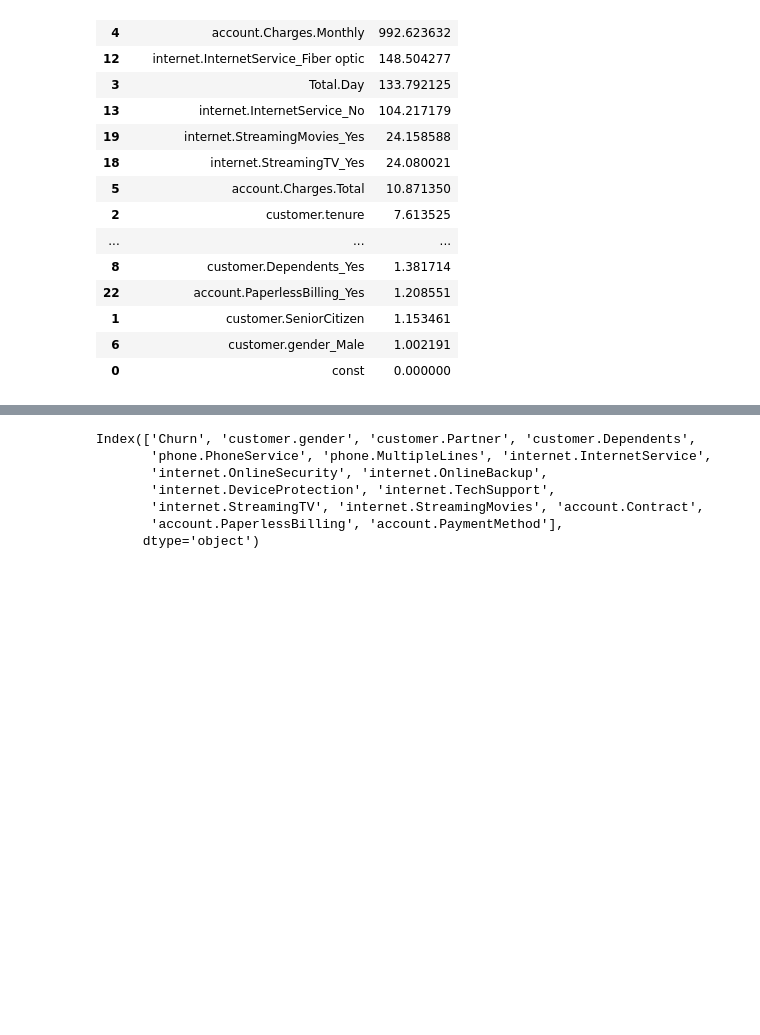
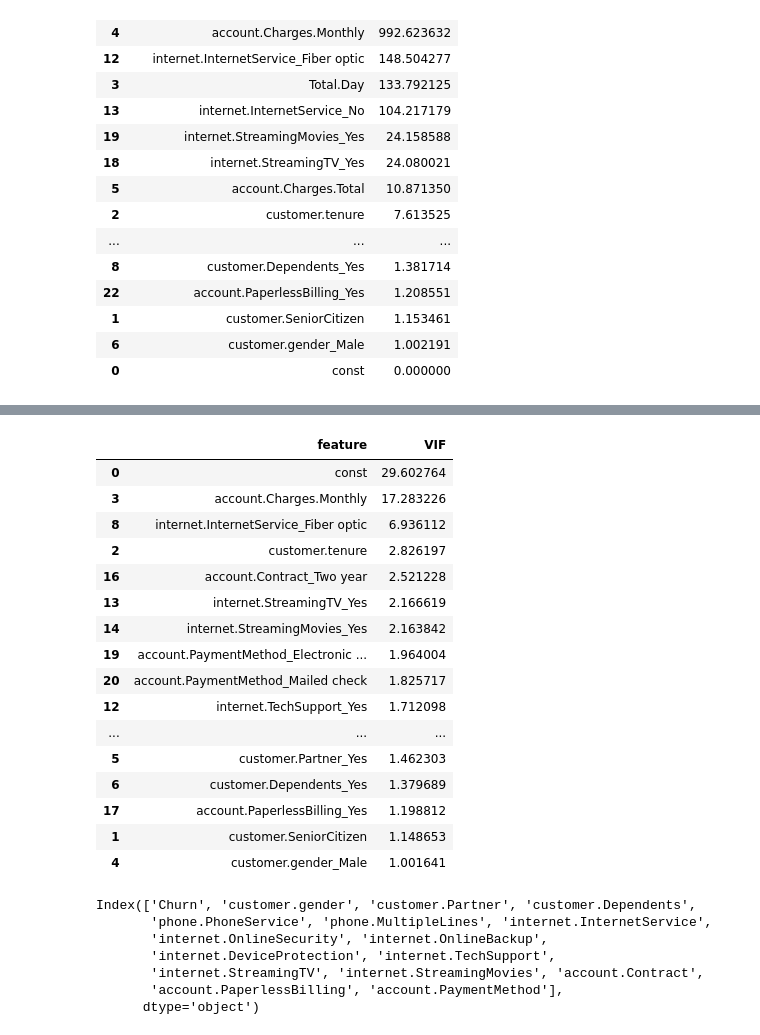
Before and after one commit to Gabriel-muni/Telecom_X_parte2, a Jupyter notebook: Telecom_X_parte2.ipynb, the cells around one changed output, grey strips where cells are left out. Drawn from its saved outputs; the diff is of its cells as text; code cells hidden in the pictures; blank space fills up the shorter version.

```diff
--- a/Telecom_X_parte2.ipynb
+++ b/Telecom_X_parte2.ipynb
@@ -253,0 +294,28 @@ display(vif_data.sort_values(by="VIF", ascending=False))
+# %%
+#va a eliminar charges.total xq es la multiplicacion de charges.mes con tenure
+x_filtrado.drop(columns=["account.Charges.Total"], inplace=True)
+# %%
+#recalcular el vif
+vif_data = pd.DataFrame()
+vif_data["feature"] = x_filtrado.columns
+vif_data["VIF"] = [variance_inflation_factor(x_filtrado.values, i) for i in range(x_filtrado.shape[1])]
+#mostrar los resultados
+display(vif_data.sort_values(by="VIF", ascending=False))
+# %% [output]
+|  | feature | VIF |
+| 0 | const | 29.602764 |
+| 3 | account.Charges.Monthly | 17.283226 |
+| 8 | internet.InternetService_Fiber optic | 6.936112 |
+| 2 | customer.tenure | 2.826197 |
+| 16 | account.Contract_Two year | 2.521228 |
+| 13 | internet.StreamingTV_Yes | 2.166619 |
+| 14 | internet.StreamingMovies_Yes | 2.163842 |
+| 19 | account.PaymentMethod_Electronic ... | 1.964004 |
+| 20 | account.PaymentMethod_Mailed check | 1.825717 |
+| 12 | internet.TechSupport_Yes | 1.712098 |
+| ... | ... | ... |
+| 5 | customer.Partner_Yes | 1.462303 |
+| 6 | customer.Dependents_Yes | 1.379689 |
+| 17 | account.PaperlessBilling_Yes | 1.198812 |
+| 1 | customer.SeniorCitizen | 1.148653 |
+| 4 | customer.gender_Male | 1.001641 |
```
Also changed, not shown: parts of 2 cells of this notebook.
